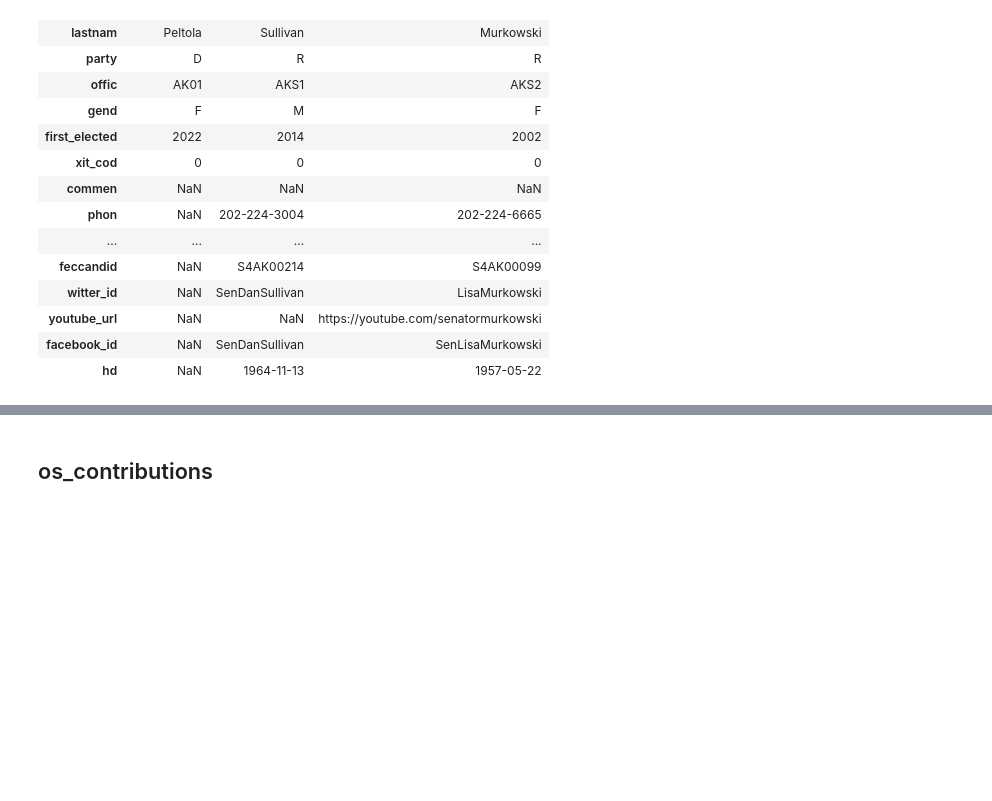
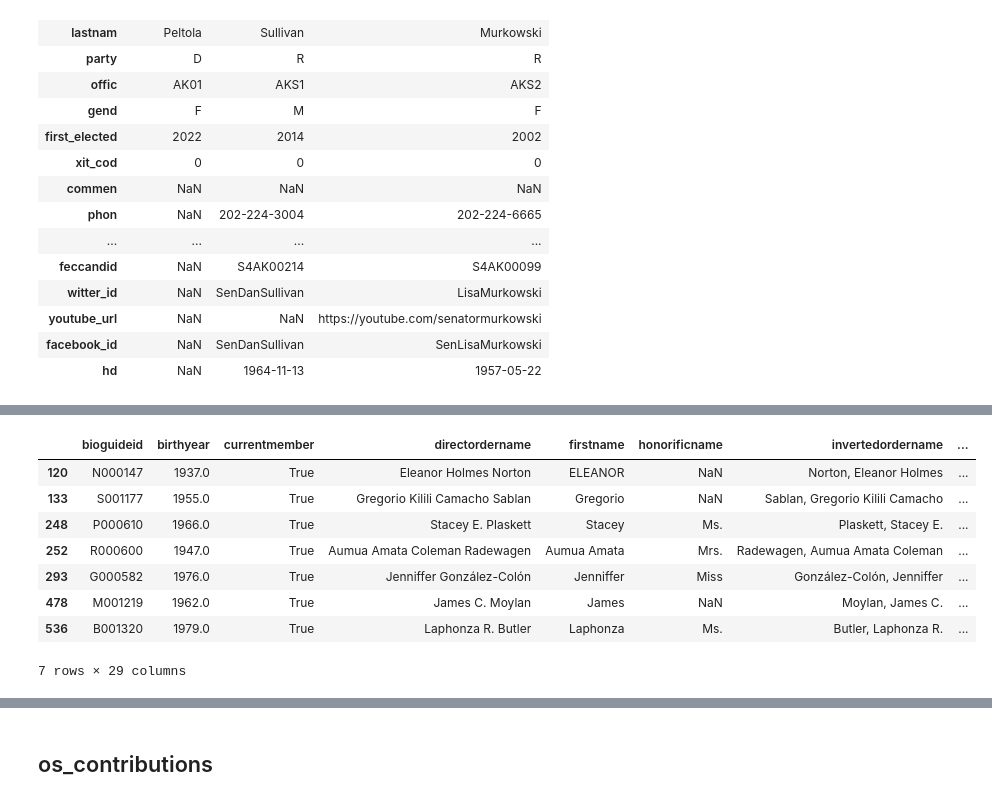
Before and after one commit to jkropko/contrans2023, a Jupyter notebook: congressdb.ipynb, the cells around one changed output, grey strips where cells are left out. Drawn from its saved outputs; the diff is of its cells as text; code cells hidden in the pictures; blank space fills up the shorter version.

```diff
--- a/congressdb.ipynb
+++ b/congressdb.ipynb
@@ -158,6 +176,6 @@ os_legislators
 # %%
 members = pd.merge(congress_members, os_legislators,
-                  on = 'bioguideid',
+                   on = 'bioguideid',
                   how = 'outer',
-                  validate = 'one_to_many',
+                  validate = 'one_to_one',
                   indicator = 'matched')
@@ -175,0 +190,12 @@ members = pd.merge(congress_members, os_legislators,
+# %%
+members.query("matched=='left_only'")
+# %% [output]
+|  | bioguideid | birthyear | currentmember | directordername | firstname | honorificname | invertedordername | ... |
+| 120 | N000147 | 1937.0 | True | Eleanor Holmes Norton | ELEANOR | NaN | Norton, Eleanor Holmes | ... |
+| 133 | S001177 | 1955.0 | True | Gregorio Kilili Camacho Sablan | Gregorio | NaN | Sablan, Gregorio Kilili Camacho | ... |
+| 248 | P000610 | 1966.0 | True | Stacey E. Plaskett | Stacey | Ms. | Plaskett, Stacey E. | ... |
+| 252 | R000600 | 1947.0 | True | Aumua Amata Coleman Radewagen | Aumua Amata | Mrs. | Radewagen, Aumua Amata Coleman | ... |
+| 293 | G000582 | 1976.0 | True | Jenniffer González-Colón | Jenniffer | Miss | González-Colón, Jenniffer | ... |
+| 478 | M001219 | 1962.0 | True | James C. Moylan | James | NaN | Moylan, James C. | ... |
+| 536 | B001320 | 1979.0 | True | Laphonza R. Butler | Laphonza | Ms. | Butler, Laphonza R. | ... |
+7 rows × 29 columns
```
Also changed, not shown: parts of 25 cells of this notebook, 2 other files.
